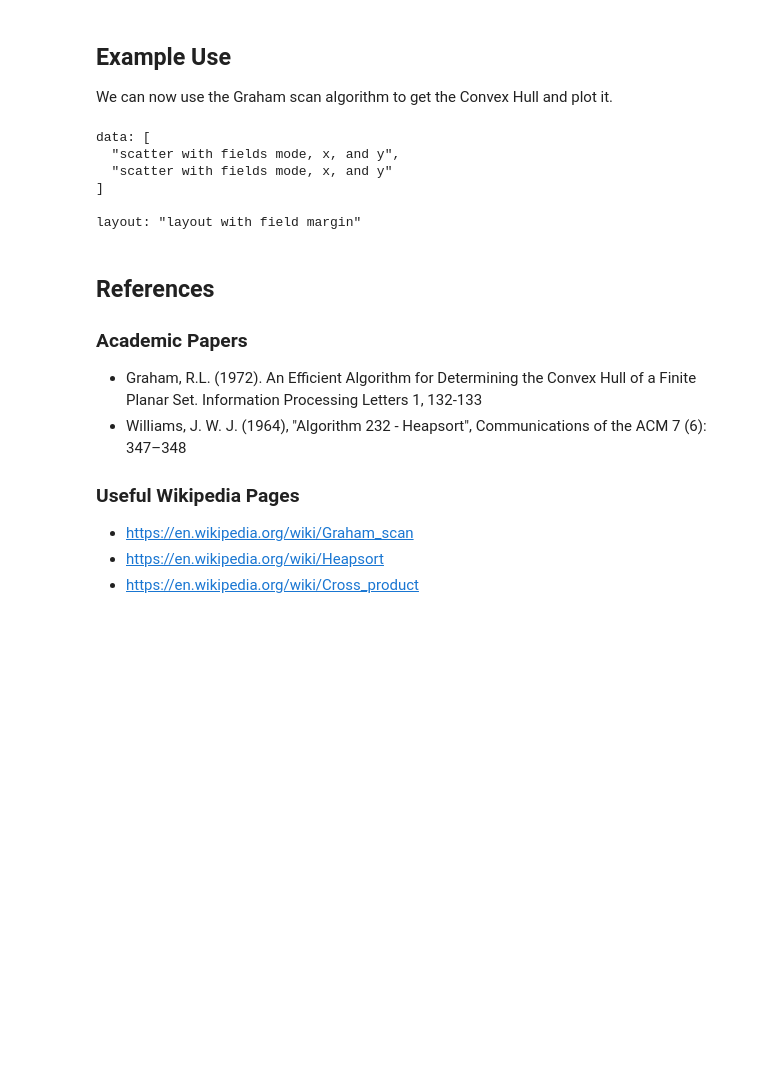
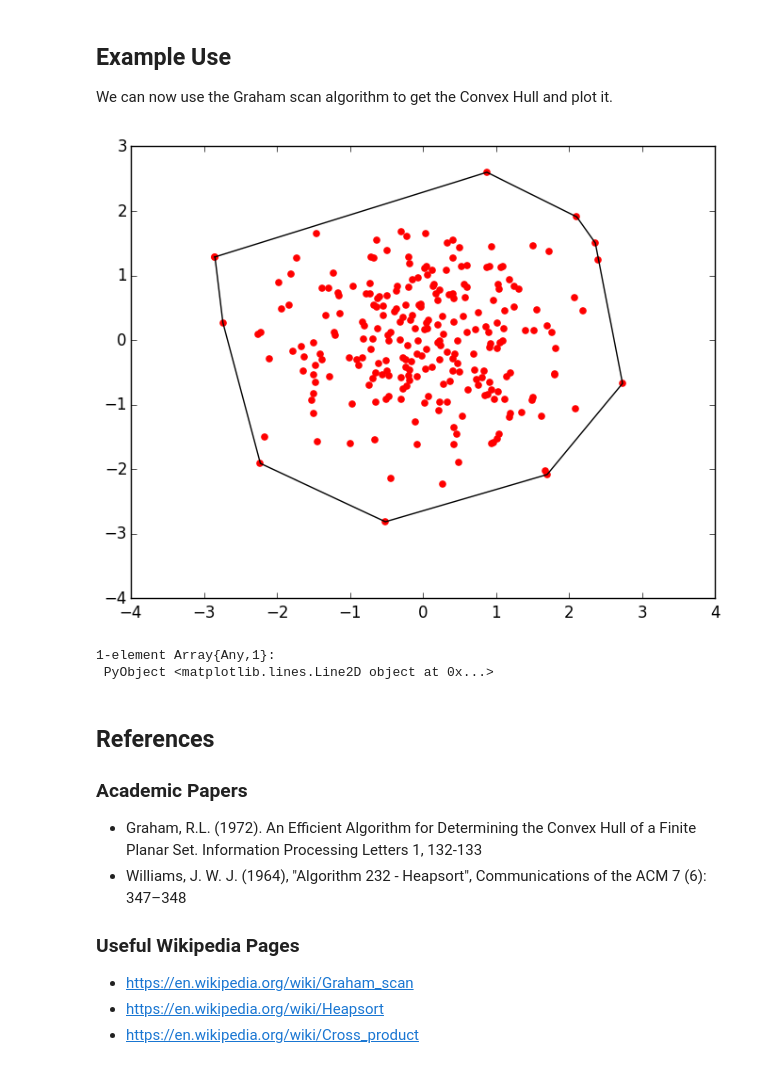
Before and after one commit to cc7768/CHull2d.jl, a Jupyter notebook: Notebook/GrahamScan.ipynb, the cells around one changed output. Saved outputs shown, nothing was run; the diff lists cells and outputs as text; code cells hidden in the pictures; blank space fills up the shorter version.

```diff
--- a/Notebook/GrahamScan.ipynb
+++ b/Notebook/GrahamScan.ipynb
@@ -61,17 +62,18 @@ To summarize the algorithm we could write:
 
 Below we implement the algorithm.
 # %%
-function _grahamscan{T<:Real}(p::Vector{Point{T}})
+function _grahamscan{T<:Real}(p::Vector{Point{2, T}})
 
     # Get yminind
-    ymin, yminind = miny(p)
+    xminind = indmin(p)
+    xmin = p[xminind]
 
     # Create function to sort by angles
-    lt(a, b) = ymin == a ? true : ymin == b ? false : ccw(ymin, a, b)
-    psort = sort(p, lt=lt)
+    lt(a, b) = xmin == a ? true : xmin == b ? false : ccw(xmin, a, b)
+    psort = sort!(p, lt=lt)
 
     # Add the starting point at end so we go full circle
-    push!(psort, ymin)
+    push!(psort, xmin)
 
     # Call function that works around points
     ep = wrappoints(psort)
@@ -92,17 +94,14 @@ ep = _grahamscan(p)
 # Add the first point to end to make plot pretty
 push!(ep, ep[1]);
 # %%
-trace1 = scatter(;x=[el.x for el in p], y=[el.y for el in p], mode="markers");
-trace2 = scatter(;x=[el.x for el in ep], y=[el.y for el in ep], mode="lines");
+fig, ax = subplots()
 
-Plot([trace1, trace2])
+ax[:scatter]([el[1] for el in p], [el[2] for el in p], color="r")
+ax[:plot]([el[1] for el in ep], [el[2] for el in ep], color="k")
 # %% [output]
+[figure, added]
-data: [
-  "scatter with fields mode, x, and y",
-  "scatter with fields mode, x, and y"
-]
-
-layout: "layout with field margin"
+1-element Array{Any,1}:
+ PyObject <matplotlib.lines.Line2D object at 0x...>
 # %% [markdown]
 ## References
 
```
Also changed, not shown: parts of 2 cells of this notebook, 3 other files.
